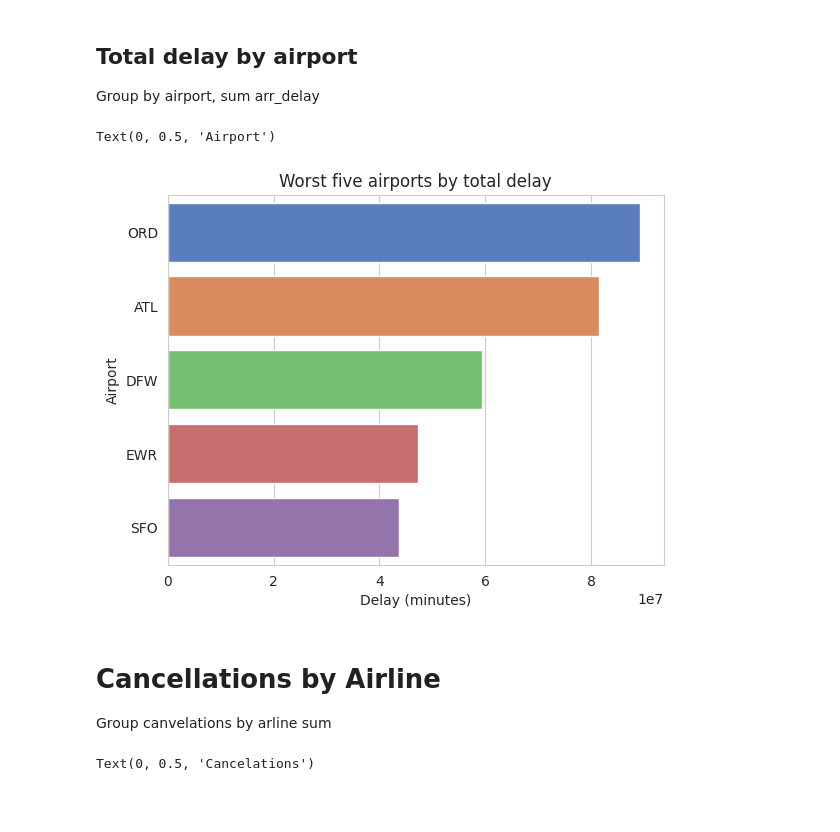
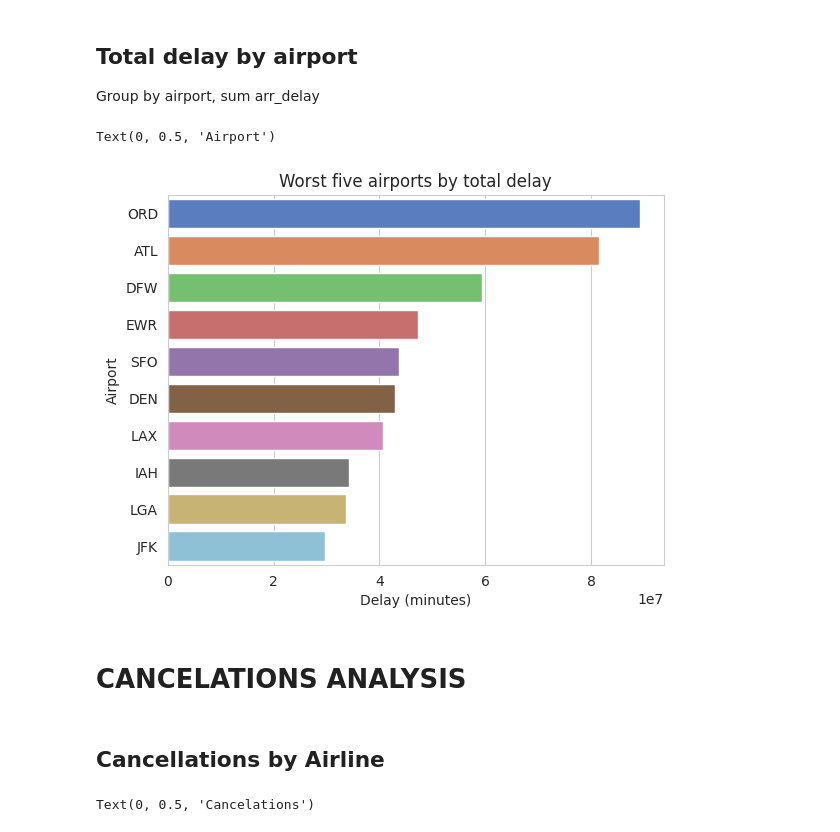
Before and after one commit to vydibot/-Flights-Analysis, a Jupyter notebook: flights-analysis.ipynb, the cells around one changed output. Cells and saved outputs as stored; diff of their text form; code cells hidden in the pictures; blank space fills up the shorter version.

```diff
--- a/flights-analysis.ipynb
+++ b/flights-analysis.ipynb
@@ -277,21 +379,22 @@ plt.show()
 
 Group by airport, sum arr_delay
 # %%
+setArrDelay = df[['airport','arr_delay']]
 
-sumDelayTop10 = setArrDelay.groupby('airport')['arr_delay'].sum().sort_values(ascending = False).to_frame().head(5)
+sumDelayTop10 = setArrDelay.groupby('airport')['arr_delay'].sum().sort_values(ascending = False).to_frame().head(10)
 
 sns.barplot(data=sumDelayTop10, y=sumDelayTop10.index, x="arr_delay", palette="muted", hue=sumDelayTop10.index, legend=False)
 
 plt.title("Worst five airports by total delay")
 plt.xlabel("Delay (minutes)")
 plt.ylabel("Airport")
 # %% [output]
 Text(0, 0.5, 'Airport')
-[figure, old version]
+[figure, new version]
+# %% [markdown]
+# **CANCELATIONS ANALYSIS**
 # %% [markdown]
-# **Cancellations by Airline**
-
-Group canvelations by arline sum
+## **Cancellations by Airline**
 # %%
 setCacelAir = df.dropna(subset = ['carrier', 'carrier_name', 'arr_cancelled'])
 
```
Also changed, not shown: parts of 32 cells of this notebook.
